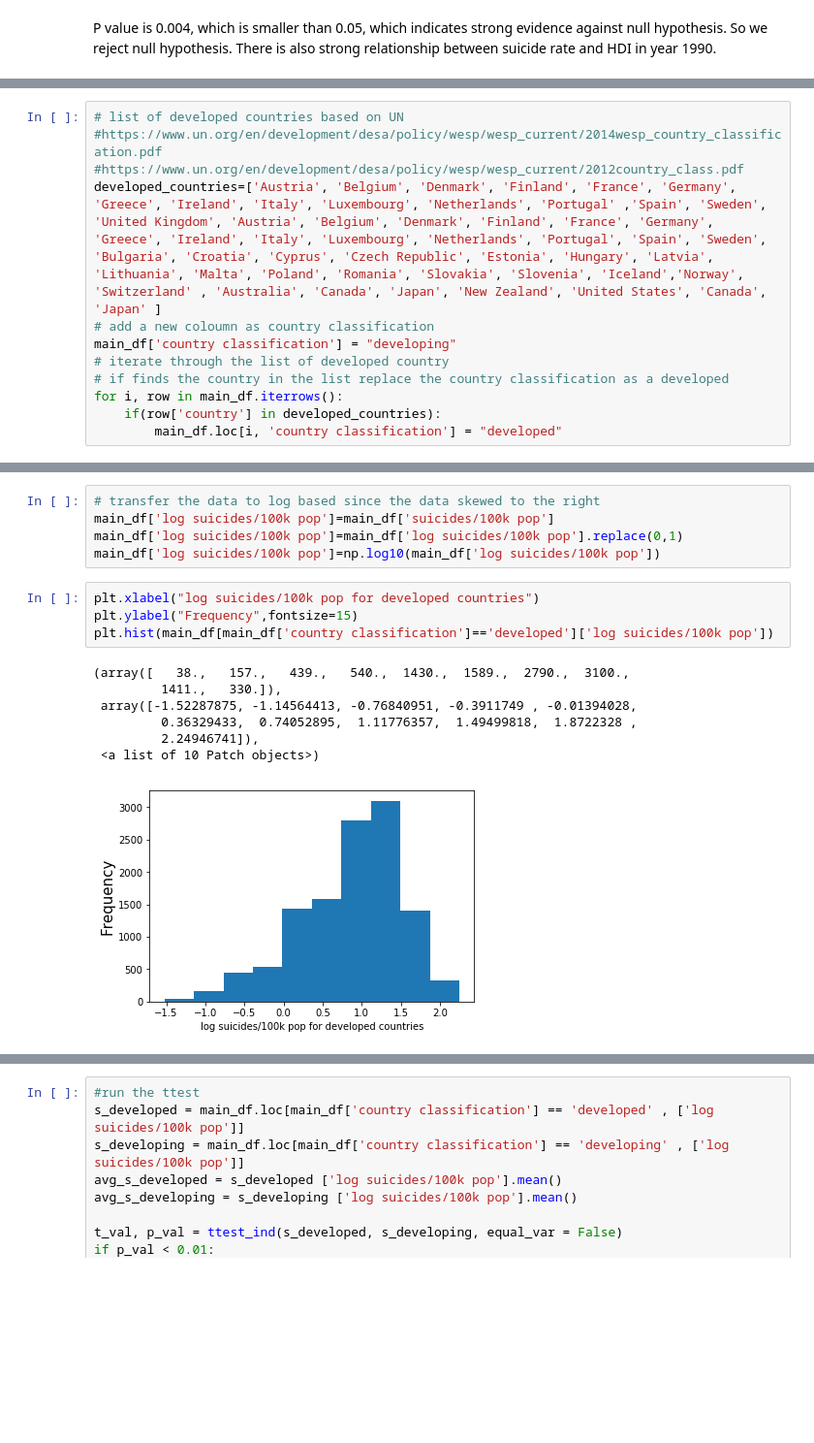
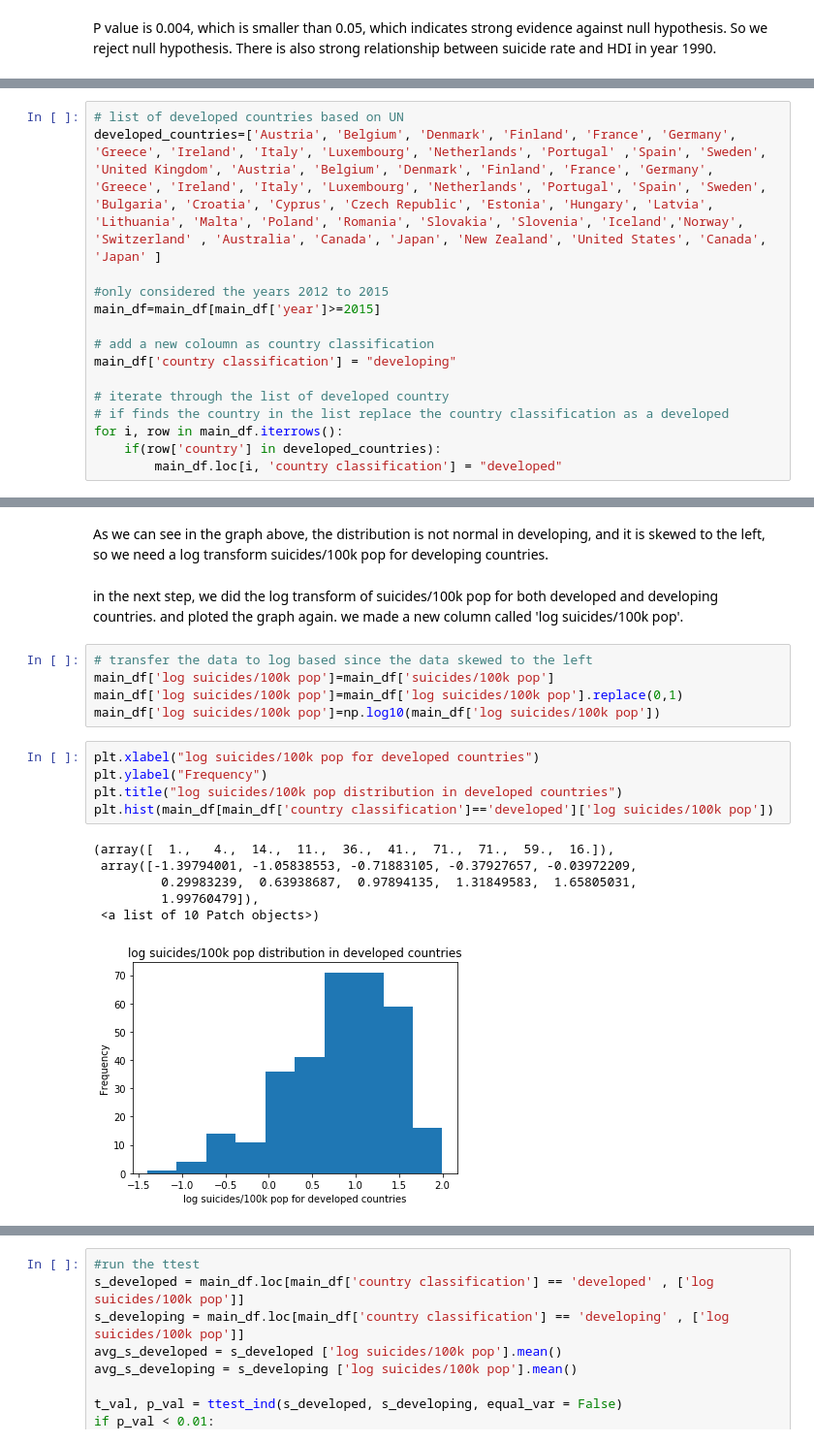
Before and after one commit to YuechenL/COGS108FinalProject, a Jupyter notebook: FinalProject.ipynb, the cells around one changed output, grey strips where cells are left out. Shown at 97% size. Cells and saved outputs as stored; diff of their text form; blank space fills up the shorter version.

```diff
--- a/FinalProject.ipynb
+++ b/FinalProject.ipynb
@@ -798,11 +804,14 @@ P value is 0.004, which is smaller than 0.05, which indicates strong evidence ag
 # %%
 # list of developed countries based on UN
-#https://www.un.org/en/development/desa/policy/wesp/wesp_current/2014wesp_country_classification.pdf
-#https://www.un.org/en/development/desa/policy/wesp/wesp_current/2012country_class.pdf
 developed_countries=['Austria', 'Belgium', 'Denmark', 'Finland', 'France', 'Germany', 'Greece', 'Ireland', 'Italy', 'Luxembourg', 'Netherlands', 'Portugal' ,'Spain', 'Sweden', 'United Kingdom', 'Austria', 'Belgium', 'Denmark', 'Finland', 'France', 'Germany', 'Greece', 'Ireland', 'Italy', 'Luxembourg', 'Netherlands', 'Portugal', 'Spain', 'Sweden',
 'Bulgaria', 'Croatia', 'Cyprus', 'Czech Republic', 'Estonia', 'Hungary', 'Latvia', 'Lithuania', 'Malta', 'Poland', 'Romania', 'Slovakia', 'Slovenia', 'Iceland','Norway', 'Switzerland' , 'Australia', 'Canada', 'Japan', 'New Zealand', 'United States', 'Canada', 'Japan' ]
+
+#only considered the years 2012 to 2015
+main_df=main_df[main_df['year']>=2015]
+
 # add a new coloumn as country classification
 main_df['country classification'] = "developing"
+
 # iterate through the list of developed country
 # if finds the country in the list replace the country classification as a developed
 for i, row in main_df.iterrows():
@@ -849,17 +861,21 @@ plt.hist(main_df[main_df['country classification']=='developing']['suicides/100k
+# %% [markdown]
+As we can see in the graph above, the distribution is not normal in developing, and it is skewed to the left, so we need a log transform suicides/100k pop for developing countries.
+# %% [markdown]
+in the next step, we did the log transform of suicides/100k pop for both developed and developing countries. and ploted the graph again. we made a new column called 'log suicides/100k pop'.
 # %%
-# transfer the data to log based since the data skewed to the right
+# transfer the data to log based since the data skewed to the left
 main_df['log suicides/100k pop']=main_df['suicides/100k pop']
 main_df['log suicides/100k pop']=main_df['log suicides/100k pop'].replace(0,1)
 main_df['log suicides/100k pop']=np.log10(main_df['log suicides/100k pop'])
 # %%
 plt.xlabel("log suicides/100k pop for developed countries")
-plt.ylabel("Frequency",fontsize=15)
+plt.ylabel("Frequency")
+plt.title("log suicides/100k pop distribution in developed countries")
 plt.hist(main_df[main_df['country classification']=='developed']['log suicides/100k pop'])
 # %% [output]
-(array([   38.,   157.,   439.,   540.,  1430.,  1589.,  2790.,  3100.,
-         1411.,   330.]),
- array([-1.52287875, -1.14564413, -0.76840951, -0.3911749 , -0.01394028,
-         0.36329433,  0.74052895,  1.11776357,  1.49499818,  1.8722328 ,
-         2.24946741]),
+(array([  1.,   4.,  14.,  11.,  36.,  41.,  71.,  71.,  59.,  16.]),
+ array([-1.39794001, -1.05838553, -0.71883105, -0.37927657, -0.03972209,
+         0.29983239,  0.63938687,  0.97894135,  1.31849583,  1.65805031,
+         1.99760479]),
  <a list of 10 Patch objects>)
-[figure, old version]
+[figure, new version]
```
Also changed, not shown: parts of 26 cells of this notebook.
